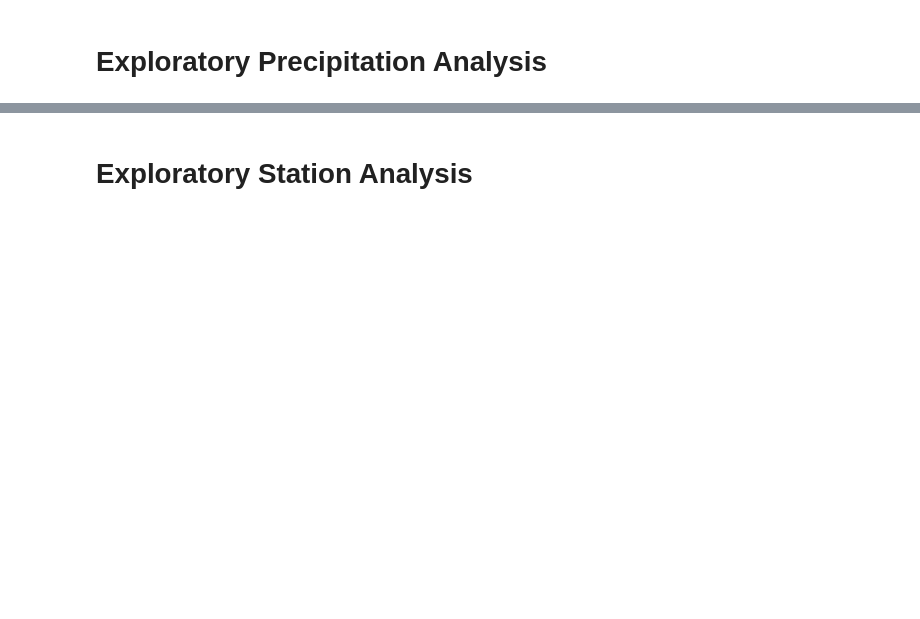
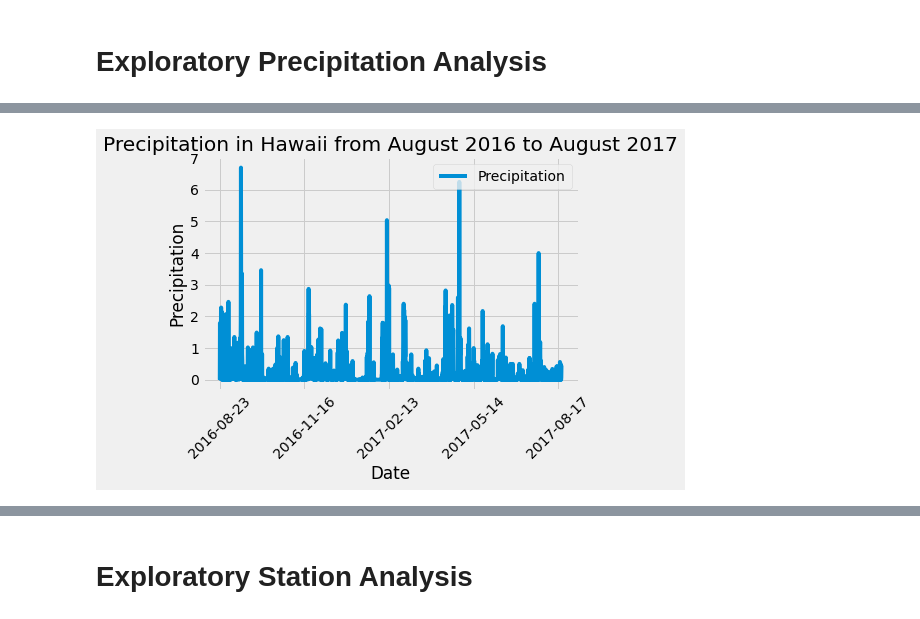
Before and after one commit to magui193/sqlalchemy-challenge, a Jupyter notebook: Margarita_climate.ipynb, the cells around one changed output, grey strips where cells are left out. Drawn from its saved outputs; the diff is of its cells as text; code cells hidden in the pictures; blank space fills up the shorter version.

```diff
--- a/Margarita_climate.ipynb
+++ b/Margarita_climate.ipynb
@@ -37,3 +63,5 @@ session = Session(engine)
 # Exploratory Precipitation Analysis
 # %%
 # Find the most recent date in the data set.
+recent_date = session.query(Measurement.date).order_by(Measurement.date.desc()).first()
+print(f"Recent date: {recent_date[0]}")
@@ -40,17 +70,18 @@ session = Session(engine)
 # %%
 # Design a query to retrieve the last 12 months of precipitation data and plot the results.
 # Starting from the most recent data point in the database.
-
 # Calculate the date one year from the last date in data set.
 
-
-# Perform a query to retrieve the data and precipitation scores
-
-
-# Save the query results as a Pandas DataFrame and set the index to the date column
-
-
-# Sort the dataframe by date
-
-
-# Use Pandas Plotting with Matplotlib to plot the data
+recent_date = dt.datetime.strptime(recent_date[0], '%Y-%m-%d')
+# %%
+# Perform a query to retrieve the data and precipitation scores
+# Save the query results as a Pandas DataFrame and set the index to the date column
+querydate = dt.date(recent_date.year -1, recent_date.month, recent_date.day)
+sel = [Measurement.date, Measurement.prcp]
+queryresult = session.query(*sel).filter(Measurement.date >= querydate).all()
+precipitation_df = pd.DataFrame(queryresult, columns=['Date','Precipitation'])
+# %%
+# Sort the dataframe by date
+precipitation_df = precipitation_df.sort_values(["Date"], ascending = True).dropna()
+precipitation_df = precipitation_df.set_index("Date")
+precipitation_df.head()
@@ -57,2 +96,13 @@ session = Session(engine)
+# %%
+# Use Pandas Plotting with Matplotlib to plot the data
+precipitation_df.plot(rot=45)
+plt.title('Precipitation in Hawaii from August 2016 to August 2017')
+plt.xlabel('Date')
+plt.ylabel('Precipitation')
+plt.legend(loc='upper right')
+plt.savefig("Precipitation_Hawaii.png")
+plt.show()
+# %% [output]
+[figure, added]
 # %%
 # Use Pandas to calcualte the summary statistics for the precipitation data
```
Also changed, not shown: parts of 13 cells of this notebook, 2 other files.
